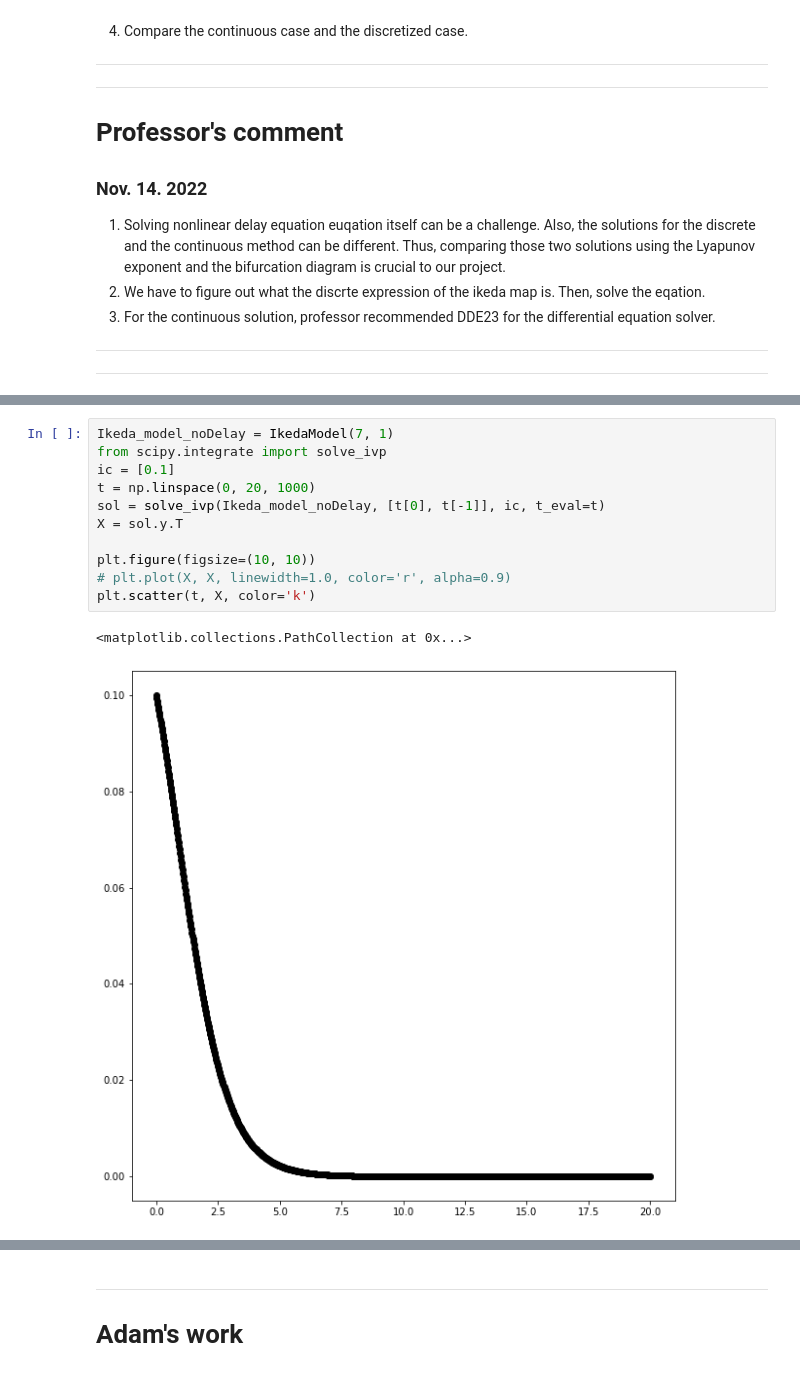
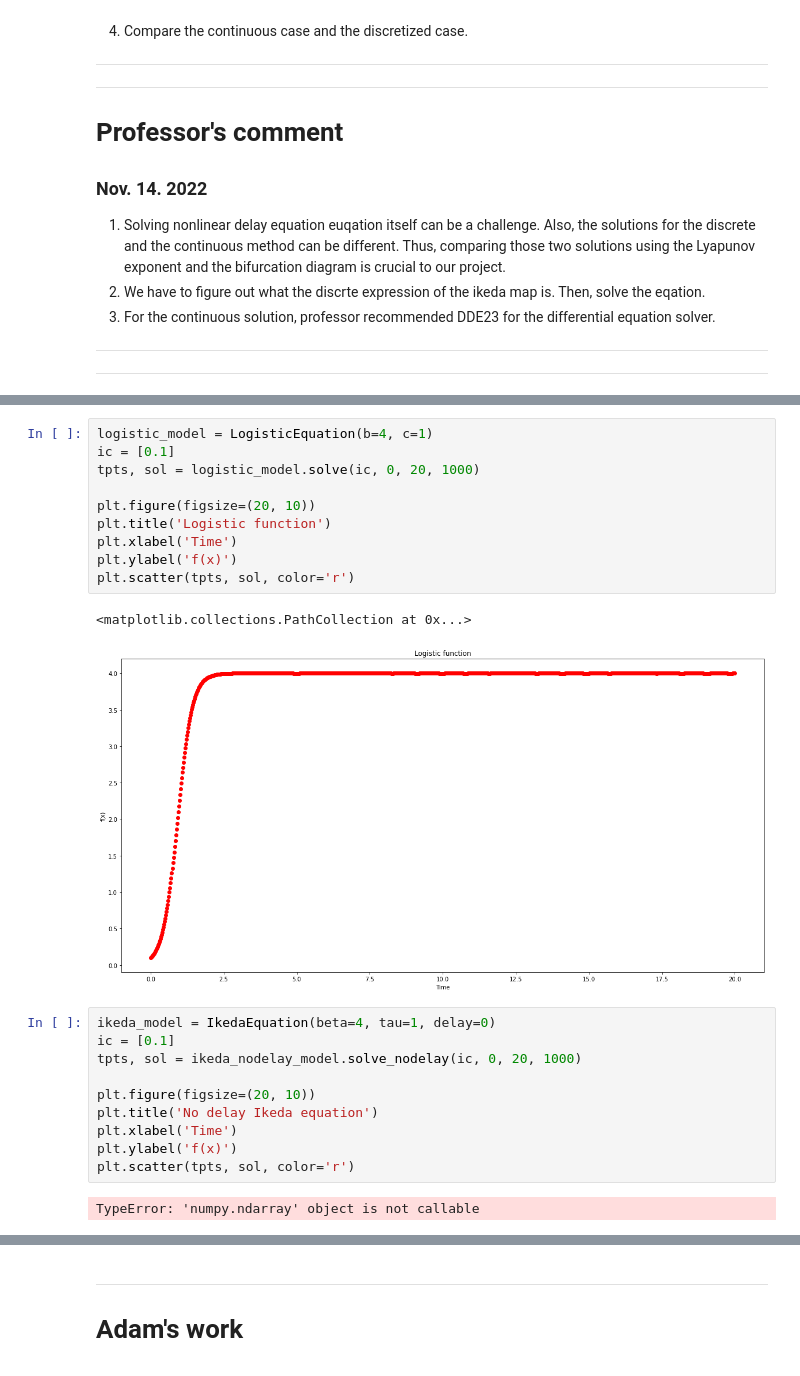
Before and after one commit to ihkim94/Ikeda, a Jupyter notebook: Ikeda_map.ipynb, the cells around one changed output, grey strips where cells are left out. Drawn from its saved outputs; the diff is of its cells as text.

```diff
--- a/Ikeda_map.ipynb
+++ b/Ikeda_map.ipynb
@@ -118,17 +161,28 @@ plt.scatter(t, X, color='r')
-# %%
-Ikeda_model_noDelay = IkedaModel(7, 1)
-from scipy.integrate import solve_ivp
-ic = [0.1]
-t = np.linspace(0, 20, 1000)
-sol = solve_ivp(Ikeda_model_noDelay, [t[0], t[-1]], ic, t_eval=t)
-X = sol.y.T
-
-plt.figure(figsize=(10, 10))
-# plt.plot(X, X, linewidth=1.0, color='r', alpha=0.9)
-plt.scatter(t, X, color='k')
-# %% [output]
-<matplotlib.collections.PathCollection at 0x...>
-[figure, removed]
+# %%
+logistic_model = LogisticEquation(b=4, c=1)
+ic = [0.1]
+tpts, sol = logistic_model.solve(ic, 0, 20, 1000)
+
+plt.figure(figsize=(20, 10))
+plt.title('Logistic function')
+plt.xlabel('Time')
+plt.ylabel('f(x)')
+plt.scatter(tpts, sol, color='r')
+# %% [output]
+<matplotlib.collections.PathCollection at 0x...>
+[figure, added]
+# %%
+ikeda_model = IkedaEquation(beta=4, tau=1, delay=0)
+ic = [0.1]
+tpts, sol = ikeda_nodelay_model.solve_nodelay(ic, 0, 20, 1000)
+
+plt.figure(figsize=(20, 10))
+plt.title('No delay Ikeda equation')
+plt.xlabel('Time')
+plt.ylabel('f(x)')
+plt.scatter(tpts, sol, color='r')
+# %% [output]
+TypeError: 'numpy.ndarray' object is not callable
 # %%
 from pylab import cos, linspace, subplots
 from ddeint import ddeint
```
Also changed, not shown: parts of 4 cells of this notebook, 1 other file.
